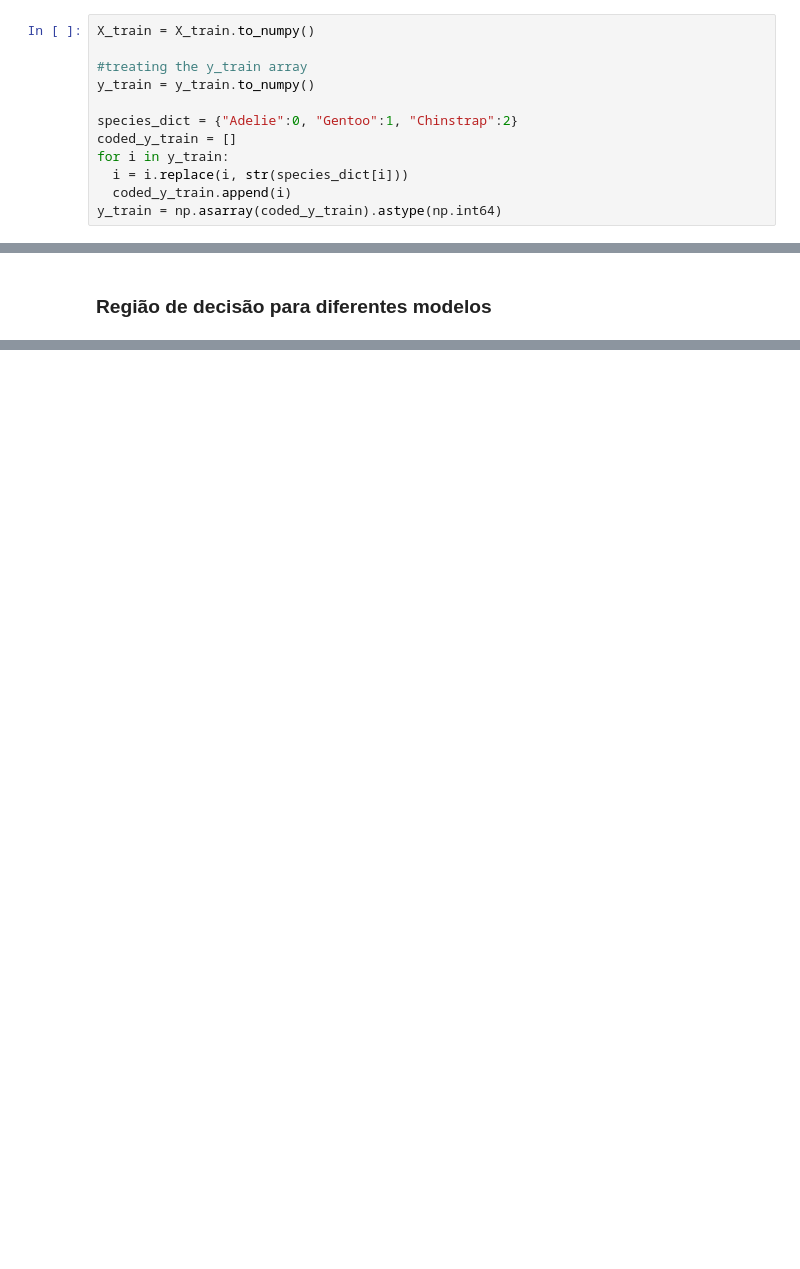
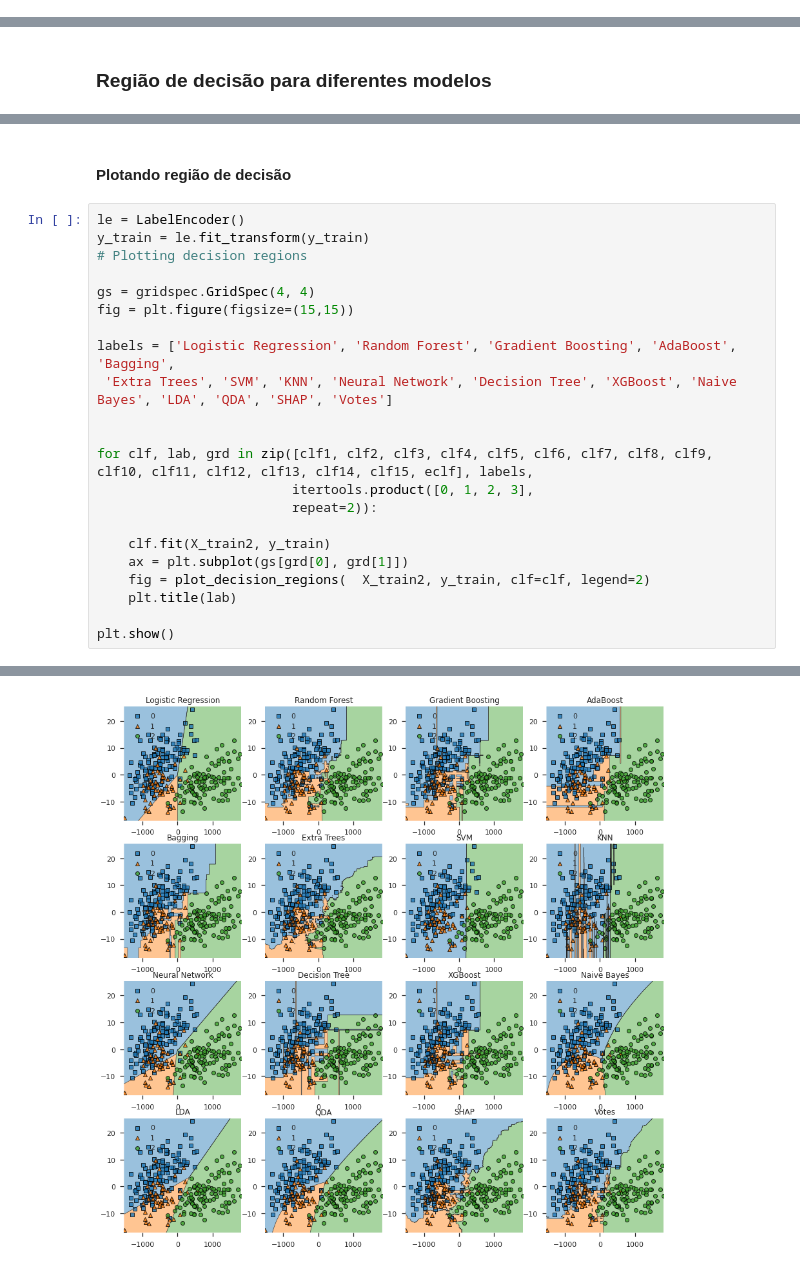
Before and after one commit to Heitorcp/sme_0829_apmaq, a Jupyter notebook: files/non_parametric_penguins_2.ipynb, the cells around one changed output, grey strips where cells are left out. Saved outputs shown, nothing was run; the diff lists cells and outputs as text; blank space fills up the shorter version.

```diff
--- a/files/non_parametric_penguins_2.ipynb
+++ b/files/non_parametric_penguins_2.ipynb
@@ -511,12 +490,0 @@ weighted avg       0.94      0.94      0.94        69
-# %%
-X_train = X_train.to_numpy()
-
-#treating the y_train array
-y_train = y_train.to_numpy()
-
-species_dict = {"Adelie":0, "Gentoo":1, "Chinstrap":2}
-coded_y_train = []
-for i in y_train:
-  i = i.replace(i, str(species_dict[i]))
-  coded_y_train.append(i)
-y_train = np.asarray(coded_y_train).astype(np.int64)
@@ -644,0 +668,25 @@ plt.show()
+# %% [markdown]
+#### Plotando região de decisão
+# %%
+le = LabelEncoder()
+y_train = le.fit_transform(y_train)
+# Plotting decision regions
+
+gs = gridspec.GridSpec(4, 4)
+fig = plt.figure(figsize=(15,15))
+
+labels = ['Logistic Regression', 'Random Forest', 'Gradient Boosting', 'AdaBoost', 'Bagging',
+ 'Extra Trees', 'SVM', 'KNN', 'Neural Network', 'Decision Tree', 'XGBoost', 'Naive Bayes', 'LDA', 'QDA', 'SHAP', 'Votes']
+
+
+for clf, lab, grd in zip([clf1, clf2, clf3, clf4, clf5, clf6, clf7, clf8, clf9, clf10, clf11, clf12, clf13, clf14, clf15, eclf], labels,
+                         itertools.product([0, 1, 2, 3],
+                         repeat=2)):
+
+    clf.fit(X_train2, y_train)
+    ax = plt.subplot(gs[grd[0], grd[1]])
+    fig = plot_decision_regions(  X_train2, y_train, clf=clf, legend=2)
+    plt.title(lab)
+
+plt.show()
+# %% [output]
@@ -644,0 +695 @@ plt.show()
+[figure, added]
```
Also changed, not shown: parts of 26 cells of this notebook.
